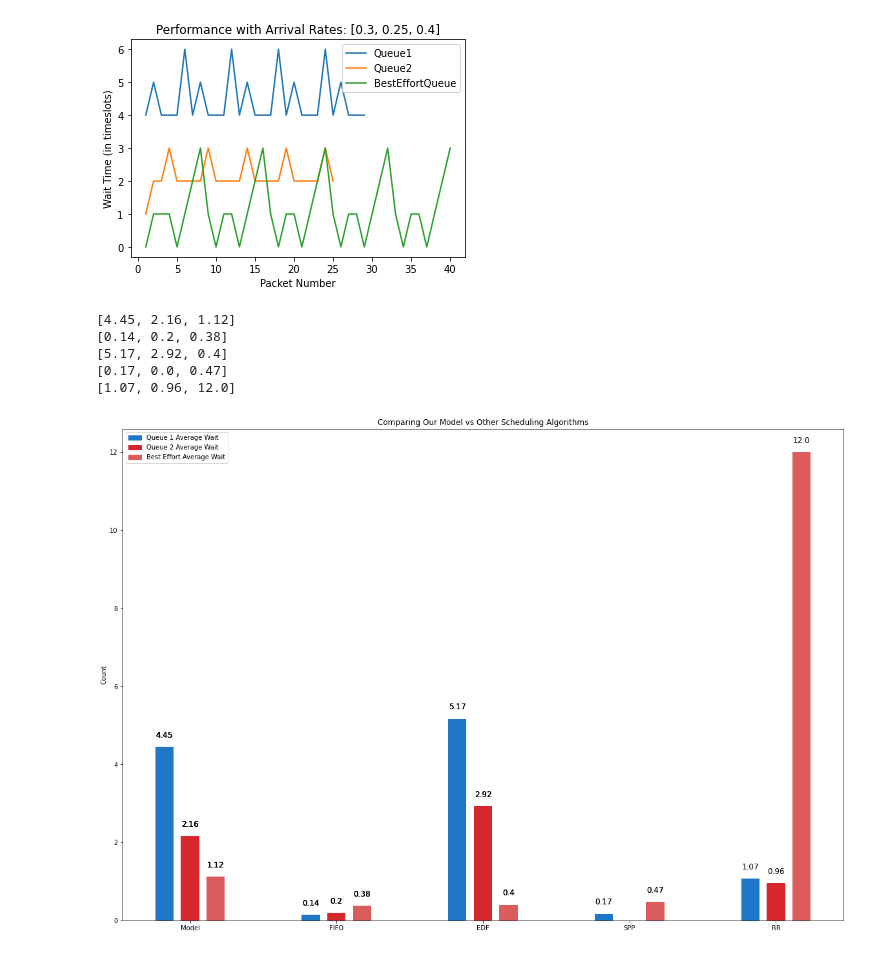
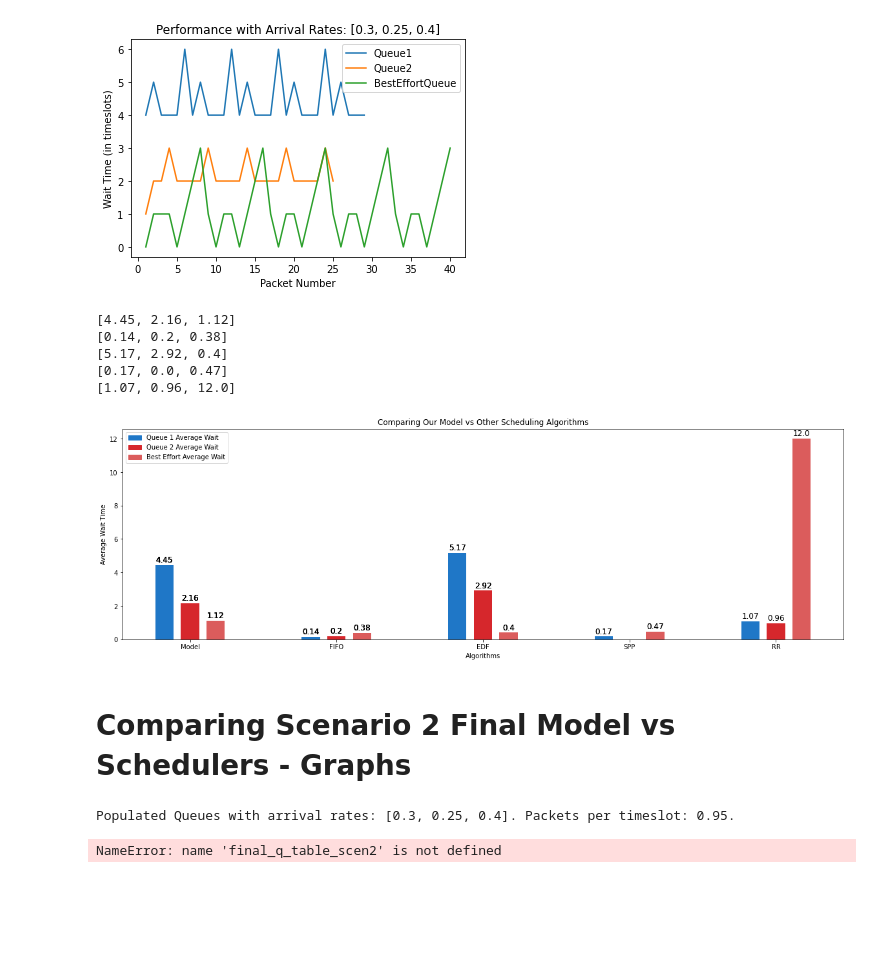
Before and after one commit to s3719678/ML_A2, a Jupyter notebook: notebooks/duc.ipynb, the cells around one changed output. Saved outputs shown, nothing was run; the diff lists cells and outputs as text; code cells hidden in the pictures; blank space fills up the shorter version.

Commit message:
added graphs

```diff
--- a/notebooks/duc.ipynb
+++ b/notebooks/duc.ipynb
@@ -1193,12 +1194,12 @@ Populated Queues with arrival rates: [0.3, 0.25, 0.4]. Packets per timeslot: 0.9
 Average Wait Time in last episode: [4.45, 2.16, 1.12]
 [figure]
 # %%
-all_wait_times = [env.calc_average_wait_time(), fifo_wait_times, edf_wait_times, spp_wait_times, rr_wait_times]
+all_wait_times_scen1 = [env.calc_average_wait_time(), fifo_wait_times, edf_wait_times, spp_wait_times, rr_wait_times]
 
 # Since the wait times were either 0 or 1, can just plot a hist or bar chart with x labels 0 or 1
-fig, ax = plt.subplots(figsize=(20, 14))
+fig, ax = plt.subplots(figsize=(20, 6))
 bar_width = 0.25
-for i, algorithm in enumerate(all_wait_times):
+for i, algorithm in enumerate(all_wait_times_scen1):
     if i == 0:
         average_wait_per_queue = algorithm
         print(average_wait_per_queue)
@@ -1210,32 +1211,61 @@ for i, algorithm in enumerate(all_wait_times):
 
     q1_y = average_wait_per_queue[0]
     q2_y = average_wait_per_queue[1]
     q3_y = average_wait_per_queue[2]
 
     ax.bar(i*2, q1_y, bar_width, label='Queue 1 Average Wait', color='#1F77C7')
     ax.bar((i*2)+bar_width+0.1, q2_y, bar_width, label='Queue 2 Average Wait', color='#D6272C')
     ax.bar((i*2)+(bar_width*2)+0.2, q3_y, bar_width, label='Best Effort Average Wait', color='#DB5C5C')
     ax.set_title('Comparing Our Model vs Other Scheduling Algorithms')
     ax.set_xticks((0.35, 2.35, 4.35, 6.35, 8.35))
     ax.set_xticklabels(("Model", "FIFO", "EDF", "SPP", "RR"))
-    ax.set_ylabel('Count')
+    ax.set_xlabel('Algorithms')
+    ax.set_ylabel('Average Wait Time')
     ax.legend(handles=[mpatches.Patch(color='#1F77C7', label='Queue 1 Average Wait'), mpatches.Patch(color='#D6272C', label='Queue 2 Average Wait'), mpatches.Patch(color='#DB5C5C', label='Best Effort Average Wait')])
 
     for rect in ax.patches:
         h = rect.get_height()
         w = rect.get_width()
         x = rect.get_x()
         y = rect.get_y()
         label_text = f'{h}'
         label_x = x + w/2
         label_y = y + h + 0.3
 
         if h != 0:
             ax.text(label_x, label_y, label_text, ha='center', va='center', fontsize=12, color='black')
 # %% [output]
 [4.45, 2.16, 1.12]
 [0.14, 0.2, 0.38]
 [5.17, 2.92, 0.4]
 [0.17, 0.0, 0.47]
 [1.07, 0.96, 12.0]
-[figure, old version]
+[figure, new version]
+# %% [markdown]
+# Comparing Scenario 2 Final Model vs Schedulers - Graphs
+# %%
+# Run ONE episode for default arrival rate to get results and graph
+populated_queues = prepopulate_queues(default_arrival_rates)
+env = QueueSimulatorScenario2(default_arrival_rates, MEAN_DELAY_REQUIREMENTS, populated_queues)
+
+done = False
+state = max_limit_state(env.reset(0))
+steps = 0
+while not done:
+    action = np.argmax(final_q_table_scen2[state])
+
+    new_state, reward, done, info = env.step(action)
+    new_state = max_limit_state(new_state)
+
+    new_max_q = np.max(final_q_table_scen2[new_state])
+    current_q = final_q_table_scen2[new_state][action]
+    final_q_table_scen2[new_state][action] = (1 - LEARNING_RATE)*current_q + LEARNING_RATE*(reward + DISCOUNT*new_max_q)
+
+    state = max_limit_state(new_state)
+    steps += 1
+env.update_last_episode_stats(1)
+print('Average Wait Time in last episode: {0}'.format(env.calc_average_wait_time()))
+graph_model_vs_arrival_rates(env)
+# %% [output]
+Populated Queues with arrival rates: [0.3, 0.25, 0.4]. Packets per timeslot: 0.95.
+NameError: name 'final_q_table_scen2' is not defined
```
Also changed, not shown: parts of 4 cells of this notebook.
